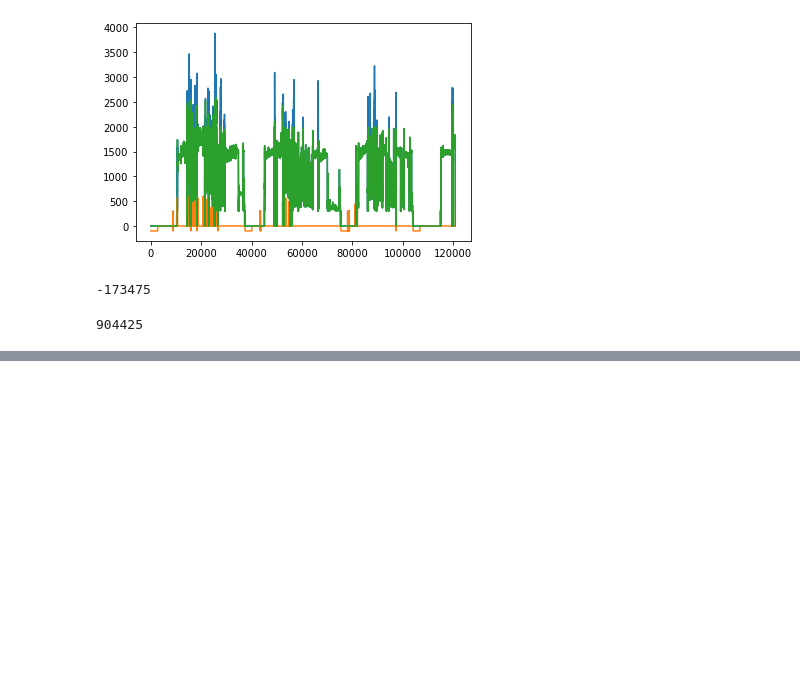
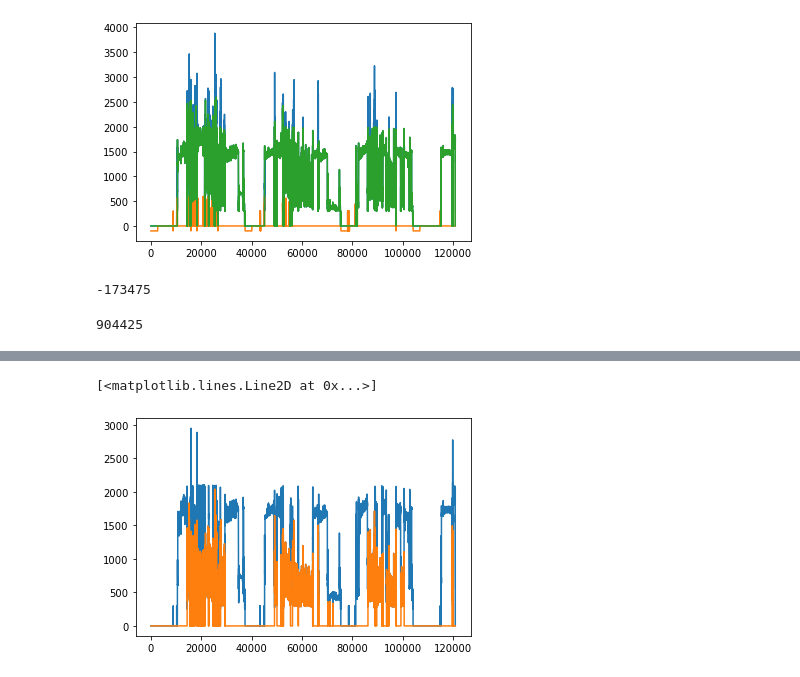
Before and after one commit to andreasdyve/EquinorProject, a Jupyter notebook: python notebooks/Case_1_Reference.ipynb, the cells around one changed output, grey strips where cells are left out. Saved outputs shown, nothing was run; the diff lists cells and outputs as text; code cells hidden in the pictures; blank space fills up the shorter version.

```diff
--- a/python notebooks/Case_1_Reference.ipynb
+++ b/python notebooks/Case_1_Reference.ipynb
@@ -207,0 +564,6 @@ sum_fc
+# %%
+plt.plot(dg0)
+plt.plot(dg1)
+# %% [output]
+[<matplotlib.lines.Line2D at 0x...>]
+[figure, added]
```
Also changed, not shown: parts of 24 cells of this notebook, 3 other files.
